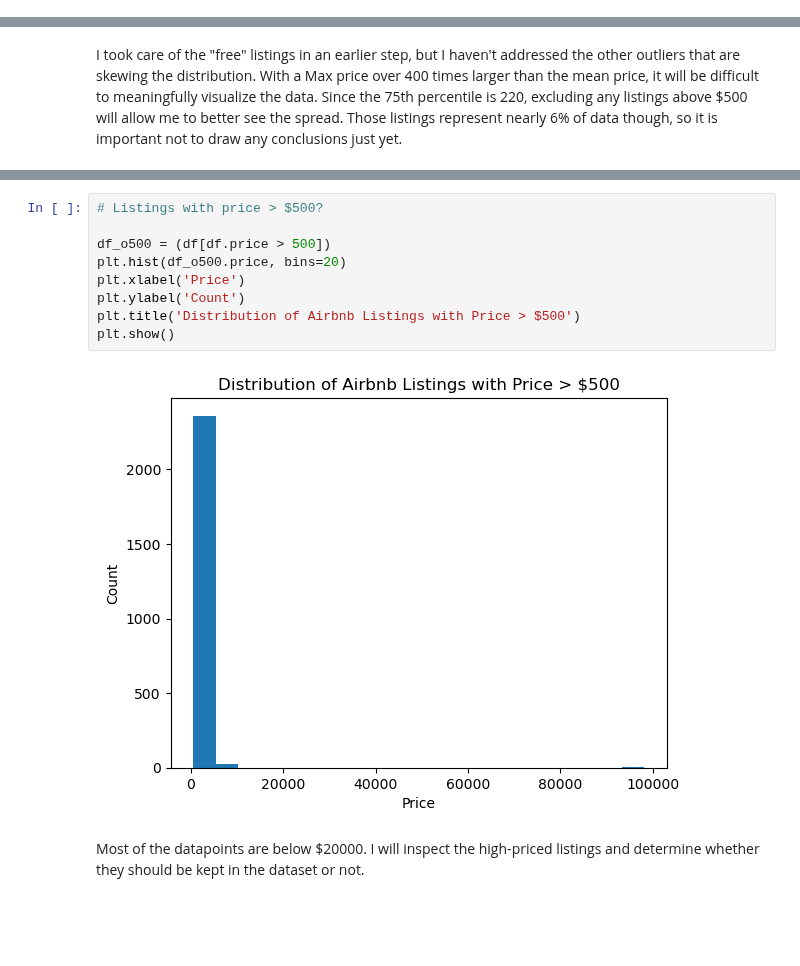
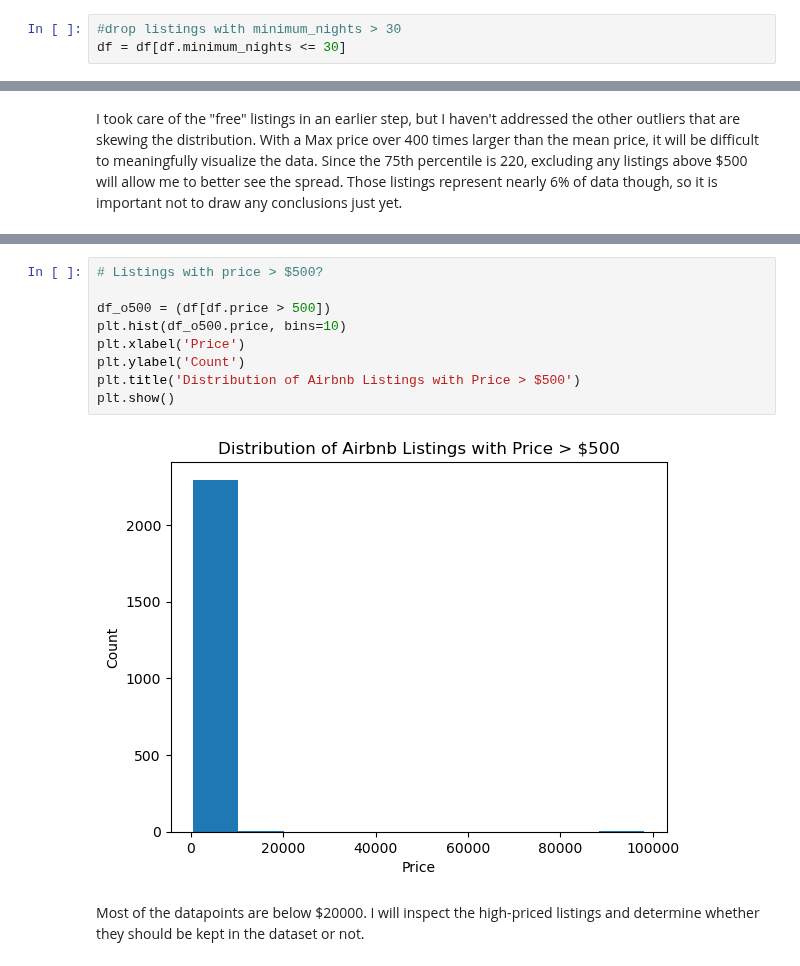
Before and after one commit to n-altawam/Sprinboard, a Jupyter notebook: Capstone 2/3. EDA.ipynb, the cells around one changed output, grey strips where cells are left out. Drawn from its saved outputs; the diff is of its cells as text; blank space fills up the shorter version.

```diff
--- a/Capstone 2/3. EDA.ipynb
+++ b/Capstone 2/3. EDA.ipynb
@@ -44,3 +71,6 @@ print(avg_price)
+# %%
+#drop listings with minimum_nights > 30
+df = df[df.minimum_nights <= 30]
 # %%
 plt.figure(figsize=(9,5))
 plt.pie(df.neighbourhood_group.value_counts(), labels=df.neighbourhood_group.value_counts().index, autopct='%1.1f%%', startangle=180)
@@ -125,14 +154,14 @@ plt.show()
 # %%
 # Listings with price > $500?
 
 df_o500 = (df[df.price > 500])
-plt.hist(df_o500.price, bins=20)
+plt.hist(df_o500.price, bins=10)
 plt.xlabel('Price')
 plt.ylabel('Count')
 plt.title('Distribution of Airbnb Listings with Price > $500')
 plt.show()
 # %% [output]
-[figure, old version]
+[figure, new version]
 # %% [markdown]
 Most of the datapoints are below $20000. I will inspect the high-priced listings and determine whether they should be kept in the dataset or not.
 # %%
```
Also changed, not shown: parts of 30 cells of this notebook, 11 other files.
